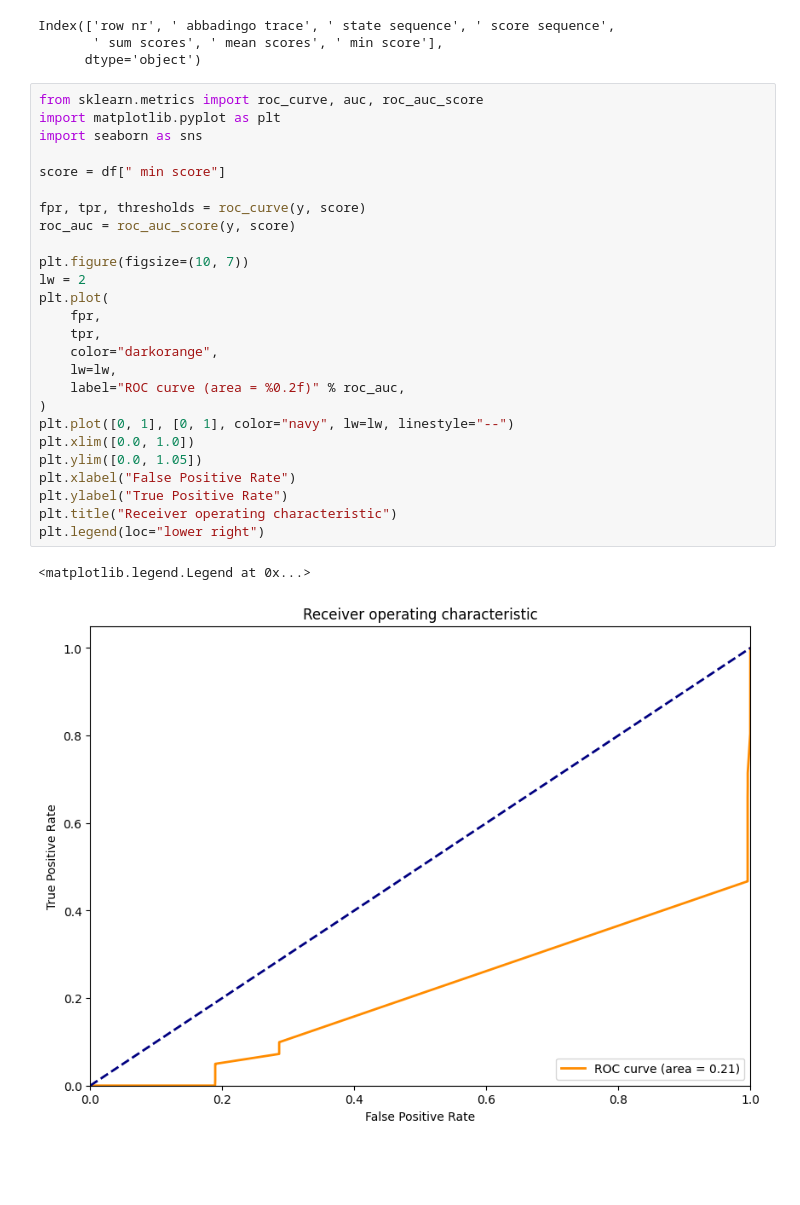
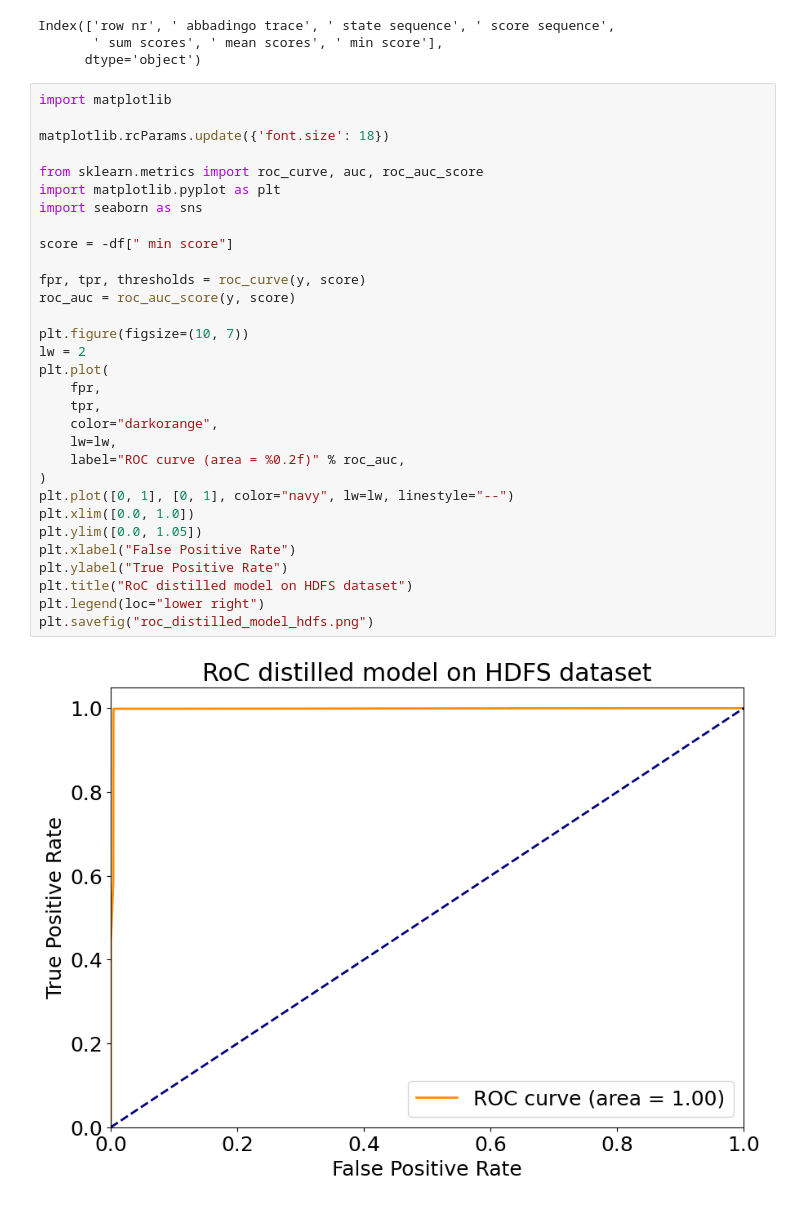
Before and after one commit to tudelft-cda-lab/FlexFringe, a Jupyter notebook: data/active_learning/test_nn_queries/HDFS_network/evaluate_distilled_model_results.ipynb, the cells around one changed output. Saved outputs shown, nothing was run; the diff lists cells and outputs as text; blank space fills up the shorter version.

```diff
--- a/data/active_learning/test_nn_queries/HDFS_network/evaluate_distilled_model_results.ipynb
+++ b/data/active_learning/test_nn_queries/HDFS_network/evaluate_distilled_model_results.ipynb
@@ -55,31 +55,35 @@ Index(['row nr', ' abbadingo trace', ' state sequence', ' score sequence',
        ' sum scores', ' mean scores', ' min score'],
       dtype='object')
 # %%
+import matplotlib
+
+matplotlib.rcParams.update({'font.size': 18})
+
 from sklearn.metrics import roc_curve, auc, roc_auc_score
 import matplotlib.pyplot as plt
 import seaborn as sns
 
-score = df[" min score"]
+score = -df[" min score"]
 
 fpr, tpr, thresholds = roc_curve(y, score)
 roc_auc = roc_auc_score(y, score)
 
 plt.figure(figsize=(10, 7))
 lw = 2
 plt.plot(
     fpr,
     tpr,
     color="darkorange",
     lw=lw,
     label="ROC curve (area = %0.2f)" % roc_auc,
 )
 plt.plot([0, 1], [0, 1], color="navy", lw=lw, linestyle="--")
 plt.xlim([0.0, 1.0])
 plt.ylim([0.0, 1.05])
 plt.xlabel("False Positive Rate")
 plt.ylabel("True Positive Rate")
-plt.title("Receiver operating characteristic")
+plt.title("RoC distilled model on HDFS dataset")
 plt.legend(loc="lower right")
+plt.savefig("roc_distilled_model_hdfs.png")
 # %% [output]
-<matplotlib.legend.Legend at 0x...>
-[figure, old version]
+[figure, new version]
```
Also changed, not shown: parts of 2 cells of this notebook, 9 other files.
